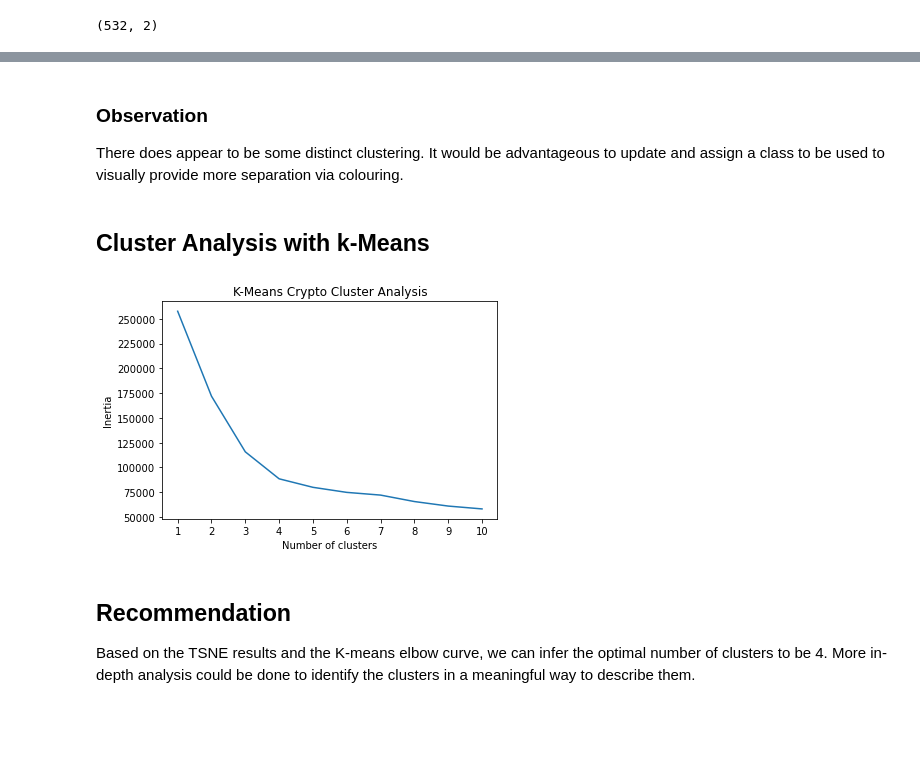
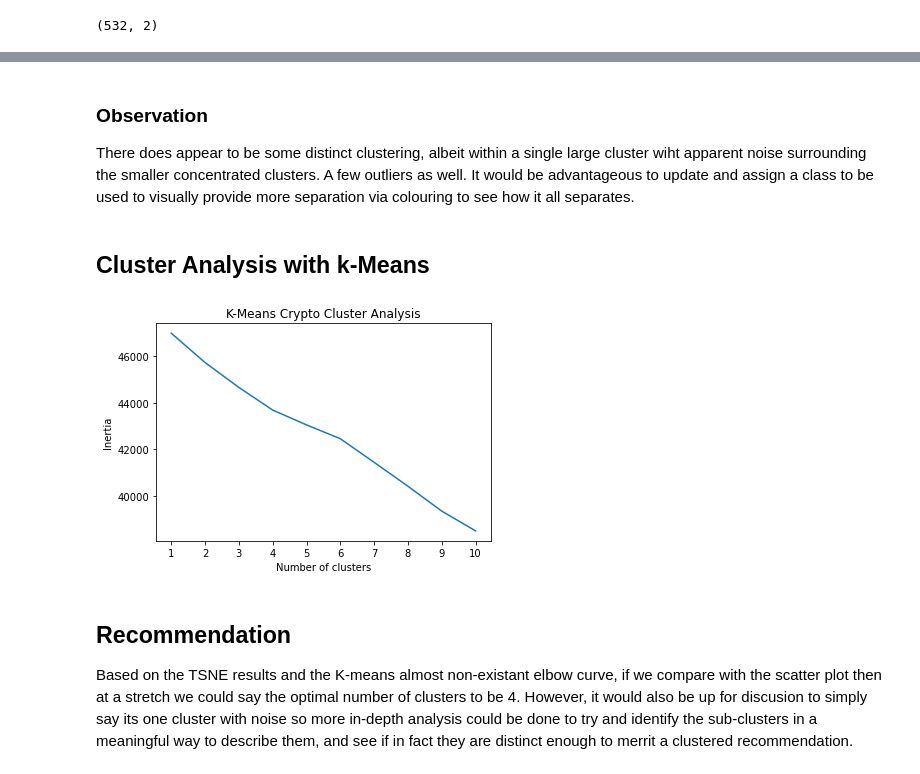
Before and after one commit to jrw99/Unsupervised-Machine-Learning, a Jupyter notebook: crypto_clusters.ipynb, the cells around one changed output, grey strips where cells are left out. Cells and saved outputs as stored; diff of their text form; code cells hidden in the pictures; blank space fills up the shorter version.

```diff
--- a/crypto_clusters.ipynb
+++ b/crypto_clusters.ipynb
@@ -163,30 +163,30 @@ plt.show()
 # %% [markdown]
 <h3>Observation</h3>
-There does appear to be some distinct clustering.  It would be advantageous to update and assign a class to be used to visually provide more separation via colouring.
+There does appear to be some distinct clustering, albeit within a single large cluster wiht apparent noise surrounding the smaller concentrated clusters.  A few outliers as well.  It would be advantageous to update and assign a class to be used to visually provide more separation via colouring to see how it all separates.
 # %% [markdown]
 <h2>Cluster Analysis with k-Means</h2>
 # %%
 # Create a list of inertias
 inertia = []
 k = list(range(1, 11))
 for i in k:
     km = KMeans(n_clusters=i, random_state=0)
-    km.fit(df_crypto_pca)
+    km.fit(crypto_pca)
     inertia.append(km.inertia_)
 
 # Plot the Elbow Curve
 elbow_data = {"k": k, "inertia": inertia}
 df_elbow = pd.DataFrame(elbow_data)
 
 plt.plot(df_elbow['k'], df_elbow['inertia'])
 plt.xticks(range(1,11))
 plt.xlabel('Number of clusters')
 plt.ylabel('Inertia')
 plt.title('K-Means Crypto Cluster Analysis')
 plt.show()
 # %% [output]
-[figure, old version]
+[figure, new version]
 # %% [markdown]
 <h2>Recommendation</h2>
 
-Based on the TSNE results and the K-means elbow curve, we can infer the optimal number of clusters to be 4.  More in-depth analysis could be done to identify the clusters in a meaningful way to describe them.
+Based on the TSNE results and the K-means almost non-existant elbow curve, if we compare with the scatter plot then at a stretch we could say the optimal number of clusters to be 4. However, it would also be up for discusion to simply say its one cluster with noise so more in-depth analysis could be done to try and identify the sub-clusters in a meaningful way to describe them, and see if in fact they are distinct enough to merrit a clustered recommendation.
```
Also changed, not shown: parts of 1 cell of this notebook.
